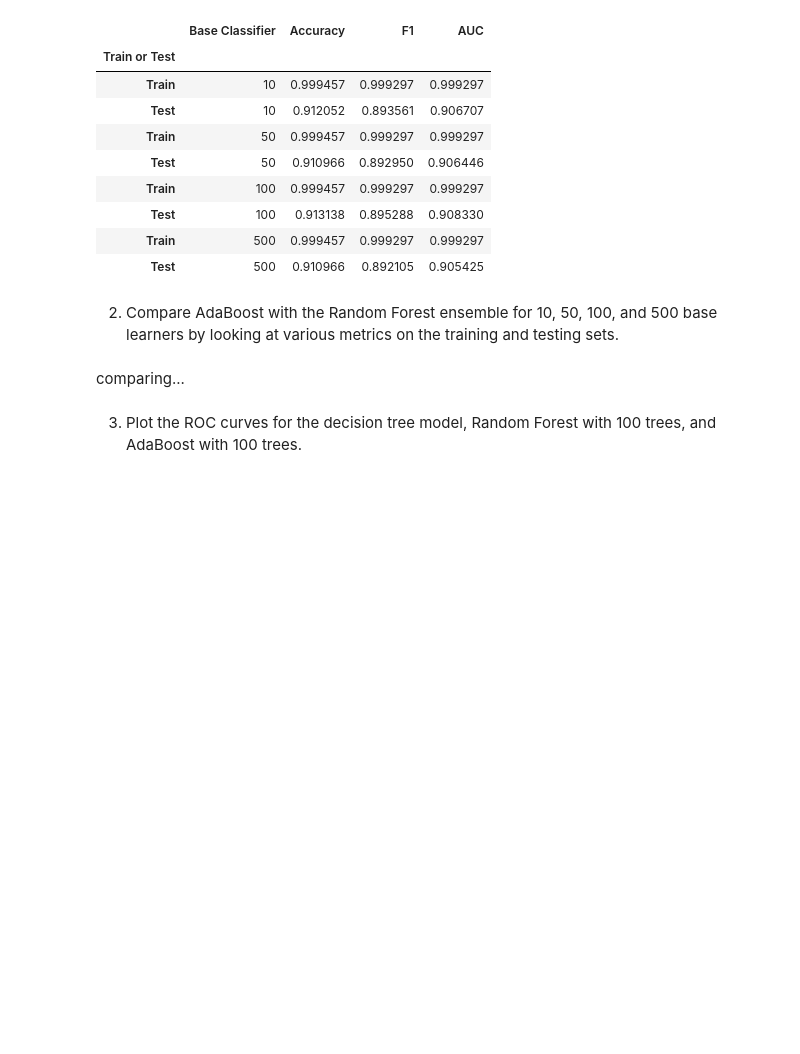
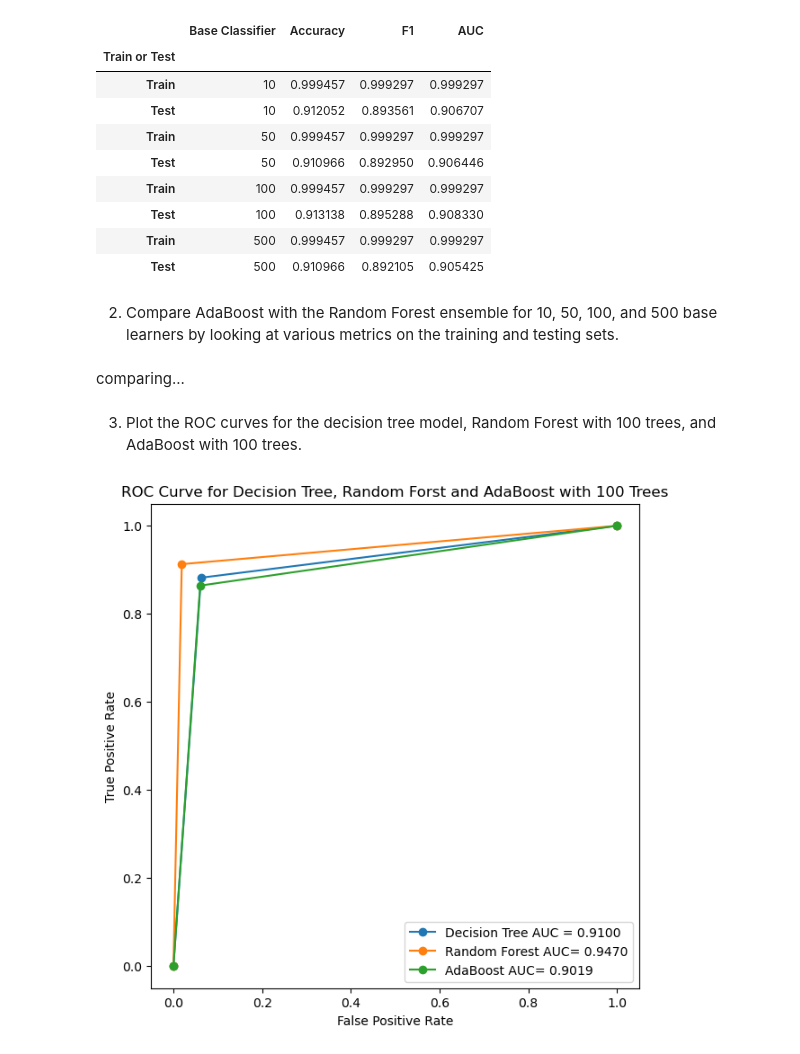
Before and after one commit to pponn/DS4400, a Jupyter notebook: HW4/problem3.ipynb, the cells around one changed output. Saved outputs shown, nothing was run; the diff lists cells and outputs as text; code cells hidden in the pictures; blank space fills up the shorter version.

```diff
--- a/HW4/problem3.ipynb
+++ b/HW4/problem3.ipynb
@@ -68,3 +70,34 @@ and testing sets.
 comparing...
 # %% [markdown]
 3. Plot the ROC curves for the decision tree model, Random Forest with 100 trees, and AdaBoost with 100 trees.
+# %%
+dt = tree.DecisionTreeClassifier()
+dt.fit(X_train, y_train)
+y_pred_dt = dt.predict(X_test)
+
+rf = RandomForestClassifier(n_estimators=100)
+rf.fit(X_train, y_train)
+y_pred_rf = rf.predict(X_test)
+
+ada = AdaBoostClassifier(estimator=tree.DecisionTreeClassifier(), n_estimators=100)
+ada.fit(X_train, y_train)
+y_pred_ada = ada.predict(X_test)
+
+# ROC curve:
+# gets false positive rate, true positive rate and thresholds
+fpr_dt, tpr_dt, thresholds_dt = roc_curve(y_test, y_pred_dt)
+fpr_rf, tpr_rf, thresholds_rf = roc_curve(y_test, y_pred_rf)
+fpr_ada, tpr_ada, thresholds_ada = roc_curve(y_test, y_pred_ada)
+
+# plot
+plt.figure(figsize=(7,7))
+plt.plot(fpr_dt, tpr_dt, label=f'Decision Tree AUC = {auc(fpr_dt, tpr_dt):.4f}', marker="o")
+plt.plot(fpr_rf, tpr_rf, label=f'Random Forest AUC= {auc(fpr_rf, tpr_rf):.4f}', marker="o")
+plt.plot(fpr_ada, tpr_ada, label=f'AdaBoost AUC= {auc(fpr_ada, tpr_ada):.4f}', marker="o")
+plt.xlabel('False Positive Rate')
+plt.ylabel('True Positive Rate')
+plt.title('ROC Curve for Decision Tree, Random Forst and AdaBoost with 100 Trees')
+plt.legend()
+plt.show()
+# %% [output]
+[figure, added]
```
Also changed, not shown: parts of 1 cell of this notebook.
